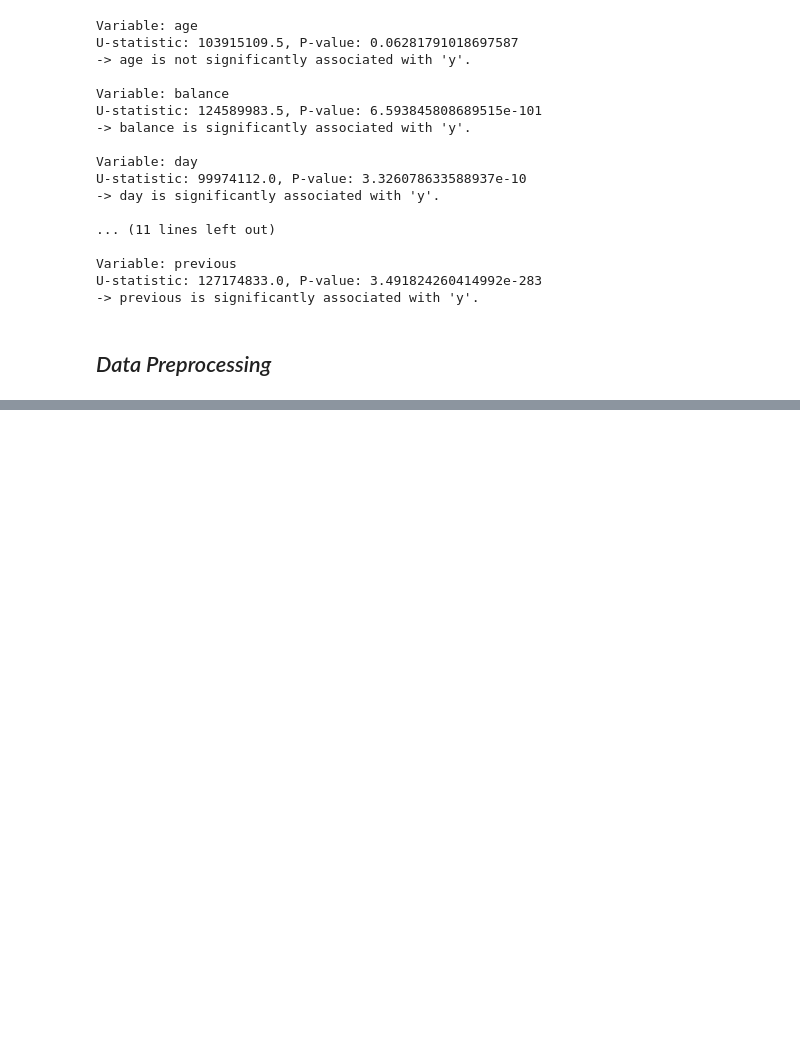
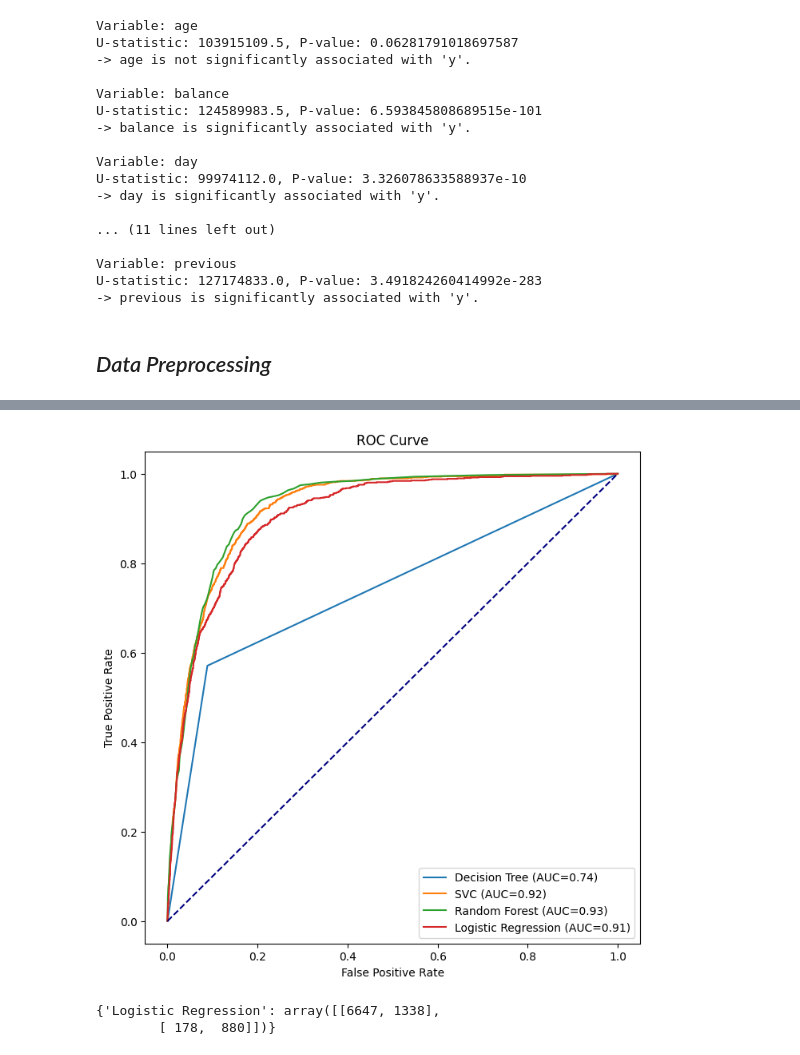
Before and after one commit to zeemanzak/Predictive-Analysis-for-Client-Subscription, a Jupyter notebook: notebook/main.ipynb, the cells around one changed output, grey strips where cells are left out. Cells and saved outputs as stored; diff of their text form; code cells hidden in the pictures; blank space fills up the shorter version.

```diff
--- a/notebook/main.ipynb
+++ b/notebook/main.ipynb
@@ -548,0 +583,4 @@ U-statistic: 127174833.0, P-value: 3.491824260414992e-283
+# %%
+label_encoder = LabelEncoder()
+y_train_encoded = label_encoder.fit_transform(y_train)
+y_test_encoded = label_encoder.transform(y_test)
@@ -548,0 +589,4 @@ U-statistic: 127174833.0, P-value: 3.491824260414992e-283
+# %%
+# Select only categoriacal columns
+categorical_features = X.select_dtypes(['object']).columns.tolist()
+categorical_features
@@ -548,0 +603,4 @@ U-statistic: 127174833.0, P-value: 3.491824260414992e-283
+# %%
+# Select only numeric columns
+numeric_features = X.select_dtypes('number').columns.tolist()
+numeric_features
@@ -548,0 +720,7 @@ U-statistic: 127174833.0, P-value: 3.491824260414992e-283
+# %%
+models =[
+    ('Decision Tree',DecisionTreeClassifier(random_state=42)),
+    ('SVC',SVC(random_state=42,probability=True)),
+    ('Random Forest',RandomForestClassifier(random_state=42)),
+    ('Logistic Regression',LogisticRegression(random_state=42))
+]
@@ -548,0 +779,41 @@ U-statistic: 127174833.0, P-value: 3.491824260414992e-283
+# %%
+roc_curve_data = {}
+
+fig ,ax = plt.subplots(figsize=(8,8))
+
+for model_name,pipeline in balanced_pipeline.items():
+
+    y_score = pipeline.predict_proba(X_test)[:,1]
+
+    fpr, tpr, threshold = roc_curve(y_test_encoded,y_score)
+    roc_auc = auc(fpr,tpr)
+
+    roc_curve_df= pd.DataFrame({
+        'False Positive Rate':fpr,
+        'True Positive Rate':tpr,
+        'Threshold':threshold,
+    })
+    roc_curve_data[model_name] = roc_curve_df
+
+    ax.plot(fpr, tpr, label=f'{model_name} (AUC={roc_auc:.2f})')
+
+ax.plot([0, 1],[0, 1],color = 'navy',linestyle = '--' )
+ax.set_xlabel('False Positive Rate')
+ax.set_ylabel('True Positive Rate')
+ax.set_title('ROC Curve')
+ax.legend(loc='lower right')
+plt.show()
+# %% [output]
+[figure, added]
+# %%
+all_confusion_matrix = {}
+
+# Generate the confusion matrix
+conf_matrix = confusion_matrix(y_test_encoded, y_pred_mapped)
+
+all_confusion_matrix[model_name] = conf_matrix
+
+all_confusion_matrix
+# %% [output]
+{'Logistic Regression': array([[6647, 1338],
+        [ 178,  880]])}
```
Also changed, not shown: parts of 29 cells of this notebook, 2 other files.
